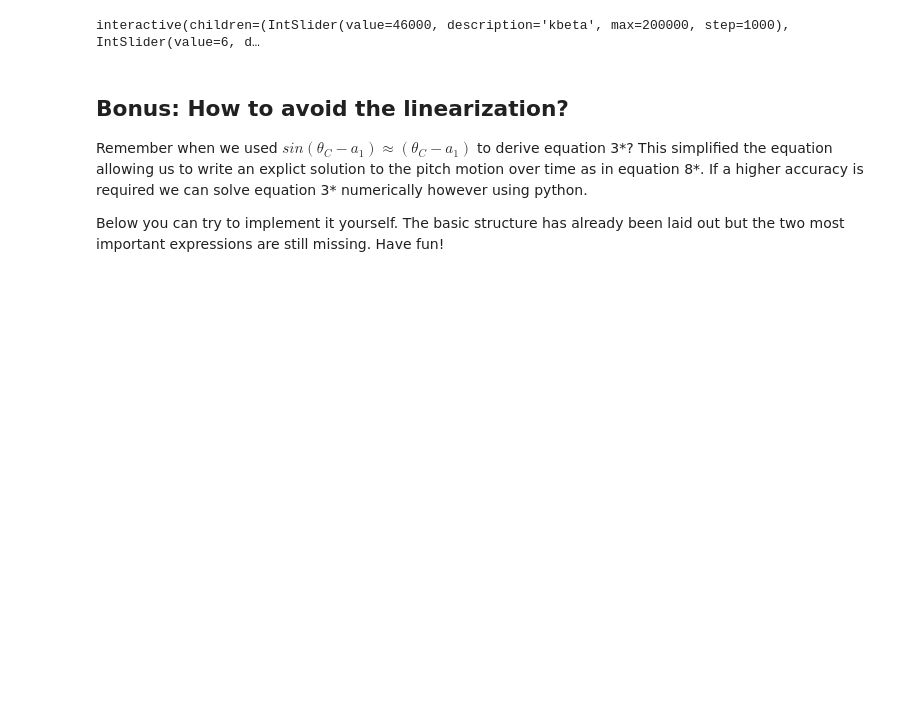
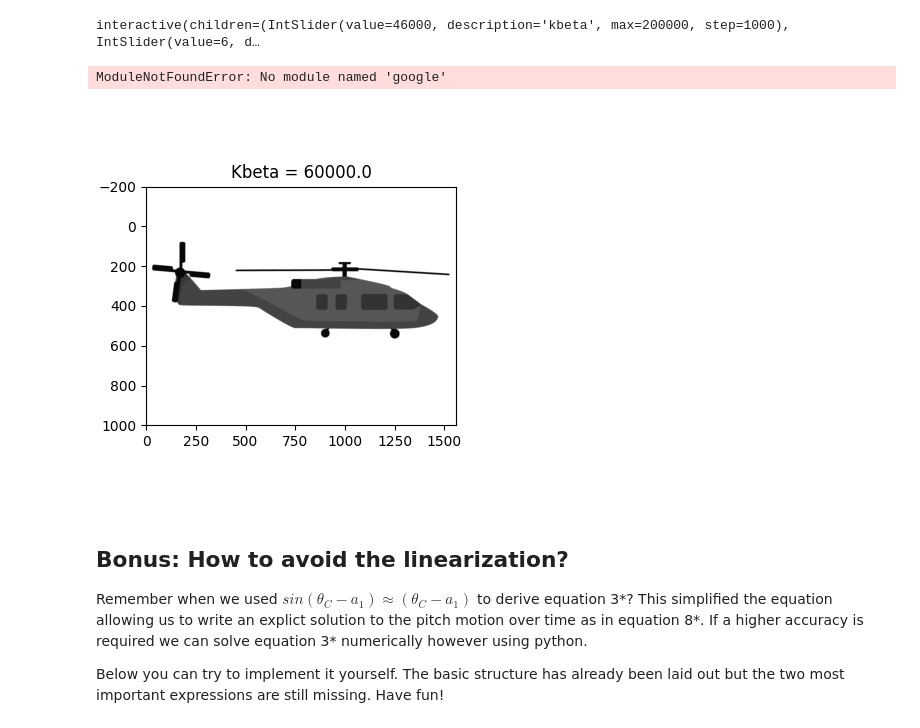
Before and after one commit to saullocastro/tuduam, a Jupyter notebook: notebooks/rotorcraft.ipynb, the cells around one changed output. Drawn from its saved outputs; the diff is of its cells as text; code cells hidden in the pictures; blank space fills up the shorter version.

Commit message:
DOC: Add animation to rotorcraft

```diff
--- a/notebooks/rotorcraft.ipynb
+++ b/notebooks/rotorcraft.ipynb
@@ -144,2 +144,64 @@ res= interact(plot_transient, kbeta=widgets.IntSlider(min=0, max=2e5, step=1e3,
 # %% [output]
 interactive(children=(IntSlider(value=46000, description='kbeta', max=200000, step=1000), IntSlider(value=6, d…
+# %%
+from google.colab import output
+output.enable_custom_widget_manager()
+# %% [output]
+ModuleNotFoundError: No module named 'google'
+# %%
+%matplotlib ipympl
+from scipy.interpolate import CubicSpline
+from scipy.integrate import cumulative_trapezoid
+from matplotlib.animation import FuncAnimation
+from PIL import Image
+import os
+import time
+
+# Collects any previous animation which might interfere
+try:
+    ani.event_source.stop()
+except:
+    pass
+
+#============== Change K_beta to see the effects =================================
+kbeta = 6e4
+#========================================================================
+
+t_end = 8  # Time (sec)
+step = 0.001  # Time step (sec)
+t_arr = np.arange(0, t_end, step)
+helicopter_img = Image.open(os.path.abspath(os.path.join('.', 'static','helicopter2.png')))
+# larger_canvas = Image.new("RGBA", (600, 600), (0, 0, 0, 0))
+
+#------------ Create data ----------------------------------------------------------------
+thiy_updated = (mass * 9.81 * h + N / 2 * kbeta) / iy
+q = -input_cyc * omega * lok / 16 * (1 - np.exp(-16 / (lok * omega) * thiy_updated * t_arr))
+theta = cumulative_trapezoid(q, t_arr, initial=0)
+spline = CubicSpline(t_arr, theta)
+#----------------------------------------------------------------------------------------------
+
+plt.close()
+plt.clf()
+plt.cla()
+fig, ax = plt.subplots(figsize=(4,4))
+plt.title(f"Kbeta = {kbeta}")
+plt.ylim(1000,-200)
+# ax.imshow(larger_canvas)
+img_display = ax.imshow(helicopter_img)  # Create initial image plot
+
+def get_pitch(time):
+    return spline(time)
+
+def update(frame):
+    pitch_angle = get_pitch(frame)  # Calculate pitch angle
+    rotated_img = helicopter_img.rotate(np.degrees(pitch_angle))  # Rotate the image
+    img_display.set_data(rotated_img)  # Update the image data
+    return (img_display,)  # Return a tuple of the artists that have been updated
+
+time_step = 0.3
+frame_interval = 300  # Milliseconds between frames
+
+ani = FuncAnimation(fig, update, frames=np.arange(0, t_end, time_step), interval=frame_interval,blit=True, repeat=False)
+plt.show()
+# %% [output]
+[figure, added]
```
Also changed, not shown: parts of 3 cells of this notebook.
